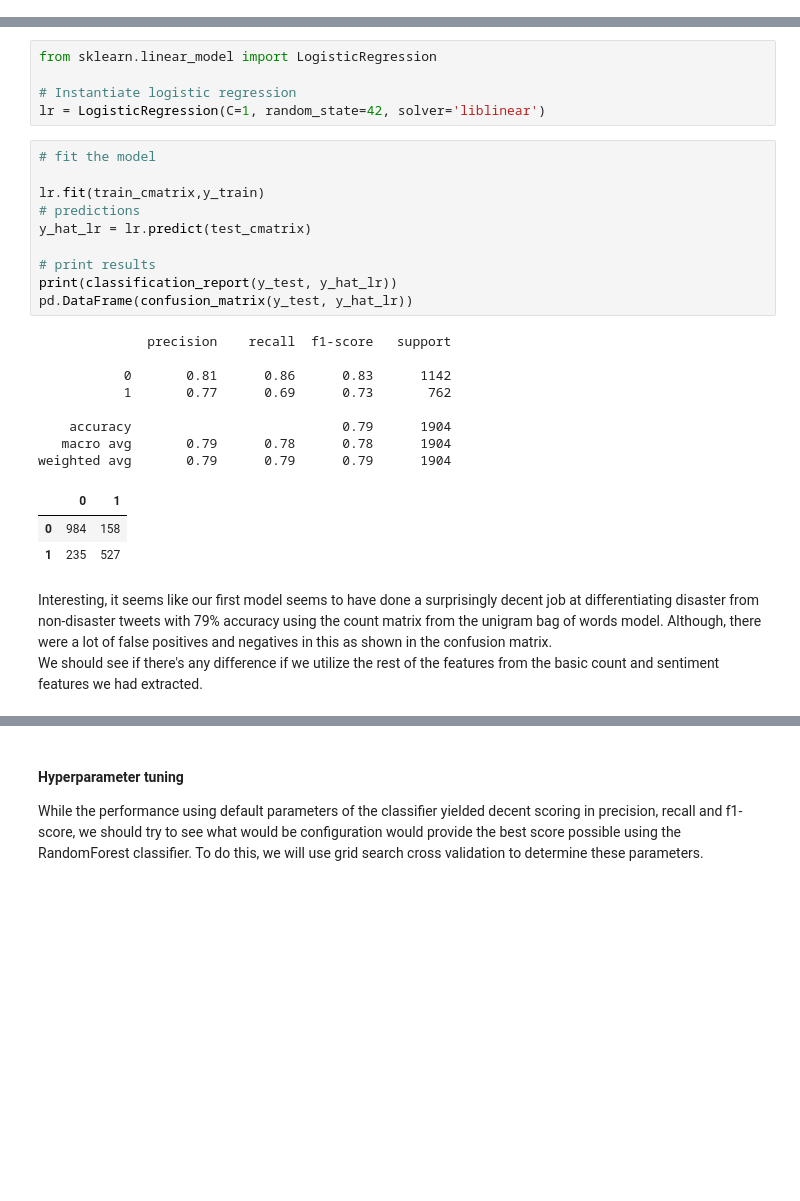
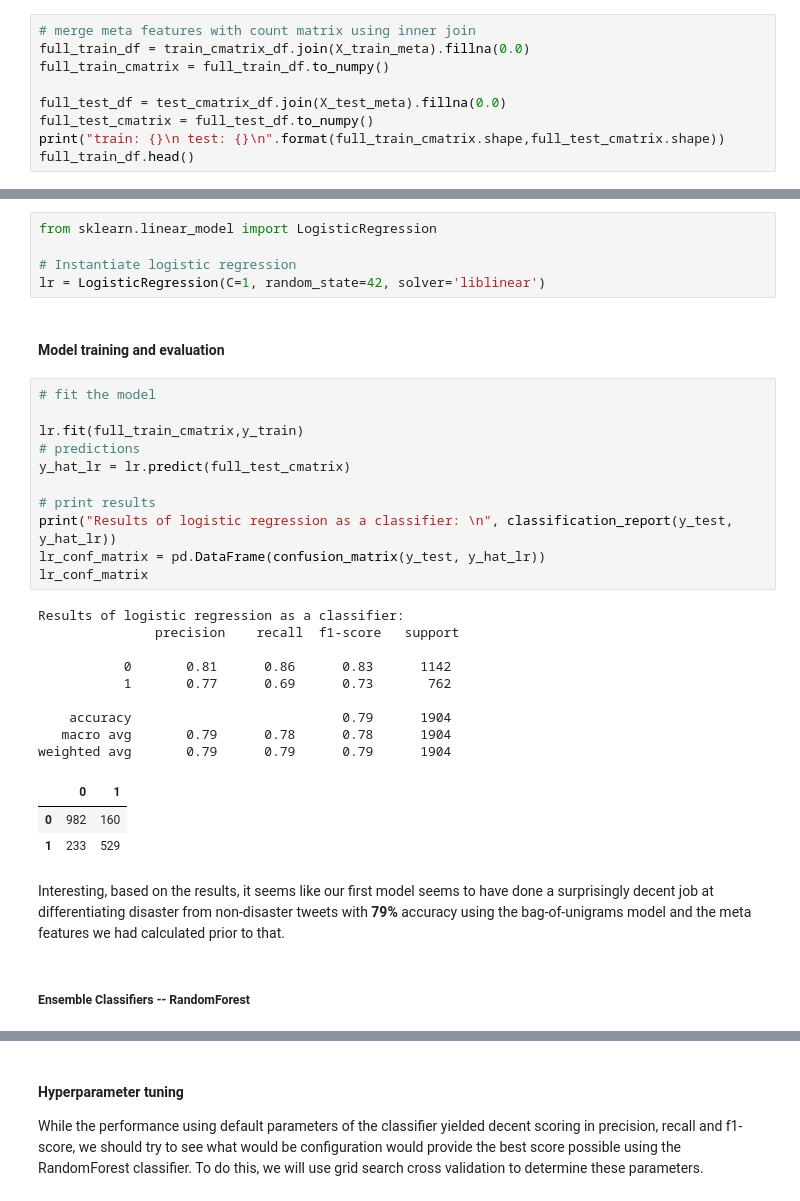
Before and after one commit to yepterence/Project-Cymopolea, a Jupyter notebook: text-processing.ipynb, the cells around one changed output, grey strips where cells are left out. Drawn from its saved outputs; the diff is of its cells as text; blank space fills up the shorter version.

Commit message:
Made adjustments to the input matrix and added logistic regression classifier to notebook with results.Adding context to work in previous cells. Added new wordcloud image.

```diff
--- a/text-processing.ipynb
+++ b/text-processing.ipynb
@@ -471,0 +429,9 @@ full_train_df.shape
+# %%
+# merge meta features with count matrix using inner join
+full_train_df = train_cmatrix_df.join(X_train_meta).fillna(0.0)
+full_train_cmatrix = full_train_df.to_numpy()
+
+full_test_df = test_cmatrix_df.join(X_test_meta).fillna(0.0)
+full_test_cmatrix = full_test_df.to_numpy()
+print("train: {}\n test: {}\n".format(full_train_cmatrix.shape,full_test_cmatrix.shape))
+full_train_df.head()
@@ -474,29 +458,34 @@ from sklearn.linear_model import LogisticRegression
 
 # Instantiate logistic regression
 lr = LogisticRegression(C=1, random_state=42, solver='liblinear')
+# %% [markdown]
+#### Model training and evaluation
 # %%
 # fit the model
 
-lr.fit(train_cmatrix,y_train)
+lr.fit(full_train_cmatrix,y_train)
 # predictions
-y_hat_lr = lr.predict(test_cmatrix)
+y_hat_lr = lr.predict(full_test_cmatrix)
 
 # print results
-print(classification_report(y_test, y_hat_lr))
-pd.DataFrame(confusion_matrix(y_test, y_hat_lr))
+print("Results of logistic regression as a classifier: \n", classification_report(y_test, y_hat_lr))
+lr_conf_matrix = pd.DataFrame(confusion_matrix(y_test, y_hat_lr))
+lr_conf_matrix
 # %% [output]
-              precision    recall  f1-score   support
+Results of logistic regression as a classifier:
+               precision    recall  f1-score   support
 
            0       0.81      0.86      0.83      1142
            1       0.77      0.69      0.73       762
 
     accuracy                           0.79      1904
    macro avg       0.79      0.78      0.78      1904
 weighted avg       0.79      0.79      0.79      1904
 |  | 0 | 1 |
-| 0 | 984 | 158 |
-| 1 | 235 | 527 |
+| 0 | 982 | 160 |
+| 1 | 233 | 529 |
 # %% [markdown]
-Interesting, it seems like our first model seems to have done a surprisingly decent job at differentiating disaster from non-disaster tweets with 79% accuracy using the count matrix from the unigram bag of words model. Although, there were a lot of false positives and negatives in this as shown in the confusion matrix. <br>
-We should see if there's any difference if we utilize the rest of the features from the basic count and sentiment features we had extracted.
+Interesting, based on the results, it seems like our first model seems to have done a surprisingly decent job at differentiating disaster from non-disaster tweets with <b>79%</b> accuracy using the bag-of-unigrams model and the meta features we had calculated prior to that.
+# %% [markdown]
+##### Ensemble Classifiers -- RandomForest
 # %%
```
Also changed, not shown: parts of 18 cells of this notebook, 1 other file.
